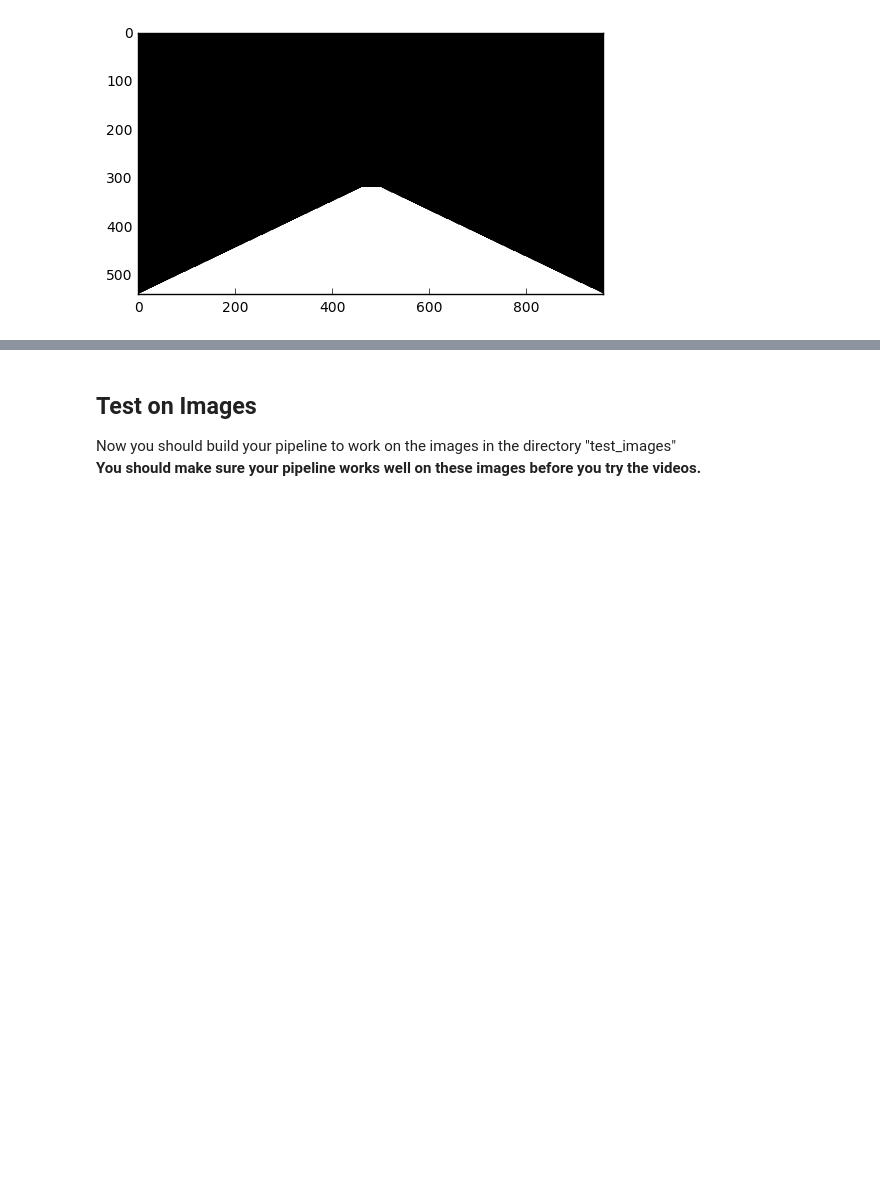
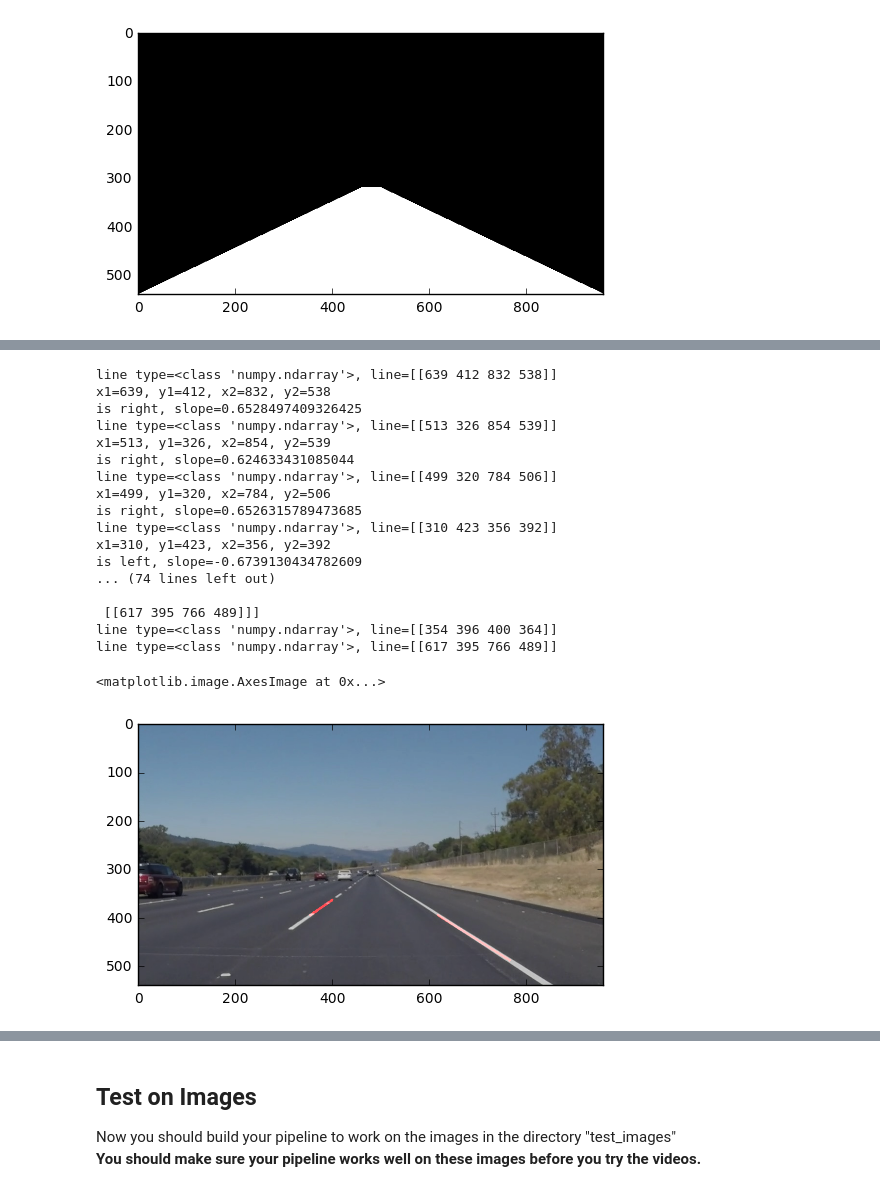
Before and after one commit to tsenying/CarND-LaneLines-P1, a Jupyter notebook: P1.ipynb, the cells around one changed output, grey strips where cells are left out. Saved outputs shown, nothing was run; the diff lists cells and outputs as text; code cells hidden in the pictures; blank space fills up the shorter version.

Commit message:
find average of line segments for left and right lines

```diff
--- a/P1.ipynb
+++ b/P1.ipynb
@@ -126,6 +126,7 @@ def draw_lines(img, lines, color=[255, 0, 0], thickness=3):
     this function with the weighted_img() function below
     """
     for line in lines:
+        print("line type={0}, line={1}".format(type(line), line))
         for x1,y1,x2,y2 in line:
             cv2.line(img, (x1, y1), (x2, y2), color, thickness)
 
@@ -138,7 +139,7 @@ def hough_lines(img, rho, theta, threshold, min_line_len, max_line_gap):
     lines = cv2.HoughLinesP(img, rho, theta, threshold, np.array([]), minLineLength=min_line_len, maxLineGap=max_line_gap)
     line_img = np.zeros((img.shape[0], img.shape[1], 3), dtype=np.uint8)
     draw_lines(line_img, lines)
-    return line_img
+    return line_img, lines
 
 # Python 3 has support for cool math symbols.
 
@@ -249,7 +250,9 @@ threshold = 15
 min_line_len = 25
 max_line_gap = 20
 
-line_image = hough_lines(masked_edges, rho, theta, threshold, min_line_len, max_line_gap)
+line_image, lines = hough_lines(masked_edges, rho, theta, threshold, min_line_len, max_line_gap)
+print(len(lines))
+print(lines)
 
 combo = weighted_img(line_image, image, α=0.8, β=1., λ=0.)
 plt.imshow(combo)
@@ -258,0 +327,29 @@ plt.imshow(combo)
+# %%
+mean_lines = avg_lines(lines)
+print(mean_lines)
+
+line_img = np.zeros((image.shape[0], image.shape[1], 3), dtype=np.uint8)
+draw_lines(line_img, mean_lines)
+# plt.imshow(line_img)
+combo = weighted_img(line_img, image, α=0.8, β=1., λ=0.)
+plt.imshow(combo)
+# %% [output]
+line type=<class 'numpy.ndarray'>, line=[[639 412 832 538]]
+x1=639, y1=412, x2=832, y2=538
+is right, slope=0.6528497409326425
+line type=<class 'numpy.ndarray'>, line=[[513 326 854 539]]
+x1=513, y1=326, x2=854, y2=539
+is right, slope=0.624633431085044
+line type=<class 'numpy.ndarray'>, line=[[499 320 784 506]]
+x1=499, y1=320, x2=784, y2=506
+is right, slope=0.6526315789473685
+line type=<class 'numpy.ndarray'>, line=[[310 423 356 392]]
+x1=310, y1=423, x2=356, y2=392
+is left, slope=-0.6739130434782609
+... (74 lines left out)
+
+ [[617 395 766 489]]]
+line type=<class 'numpy.ndarray'>, line=[[354 396 400 364]]
+line type=<class 'numpy.ndarray'>, line=[[617 395 766 489]]
+<matplotlib.image.AxesImage at 0x...>
+[figure, added]
```
Also changed, not shown: parts of 3 cells of this notebook.
